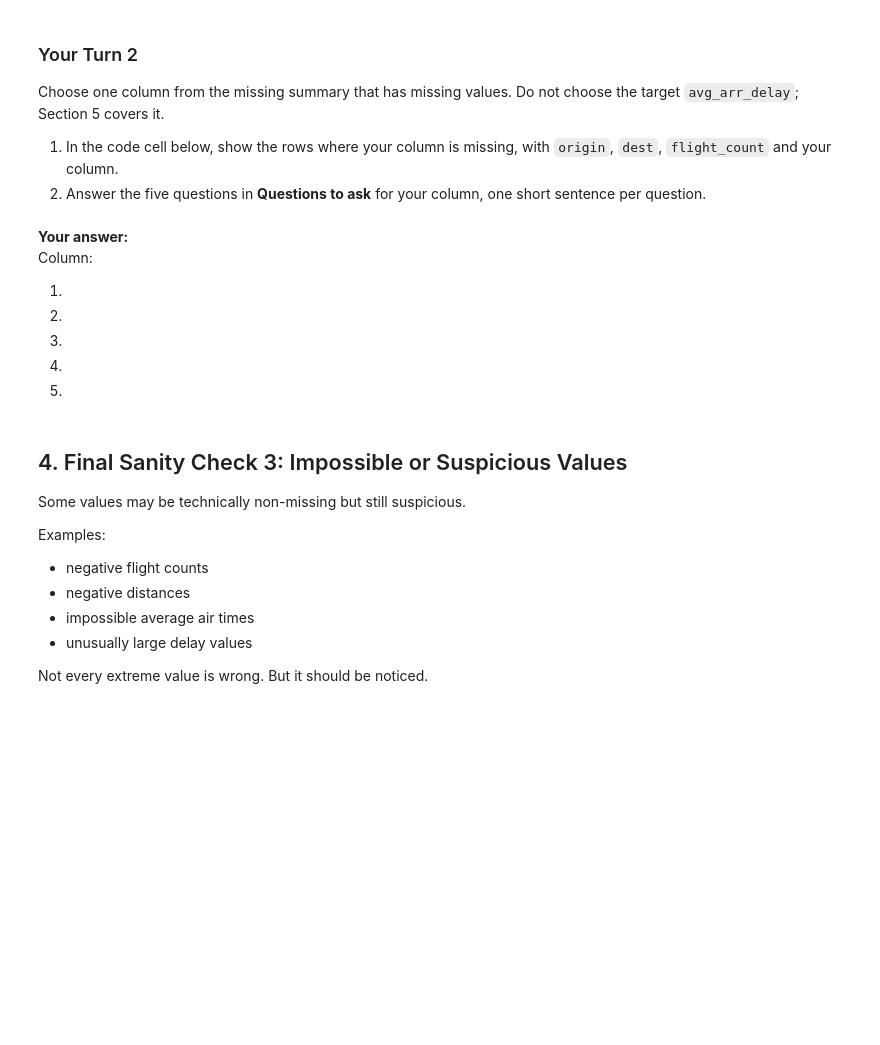
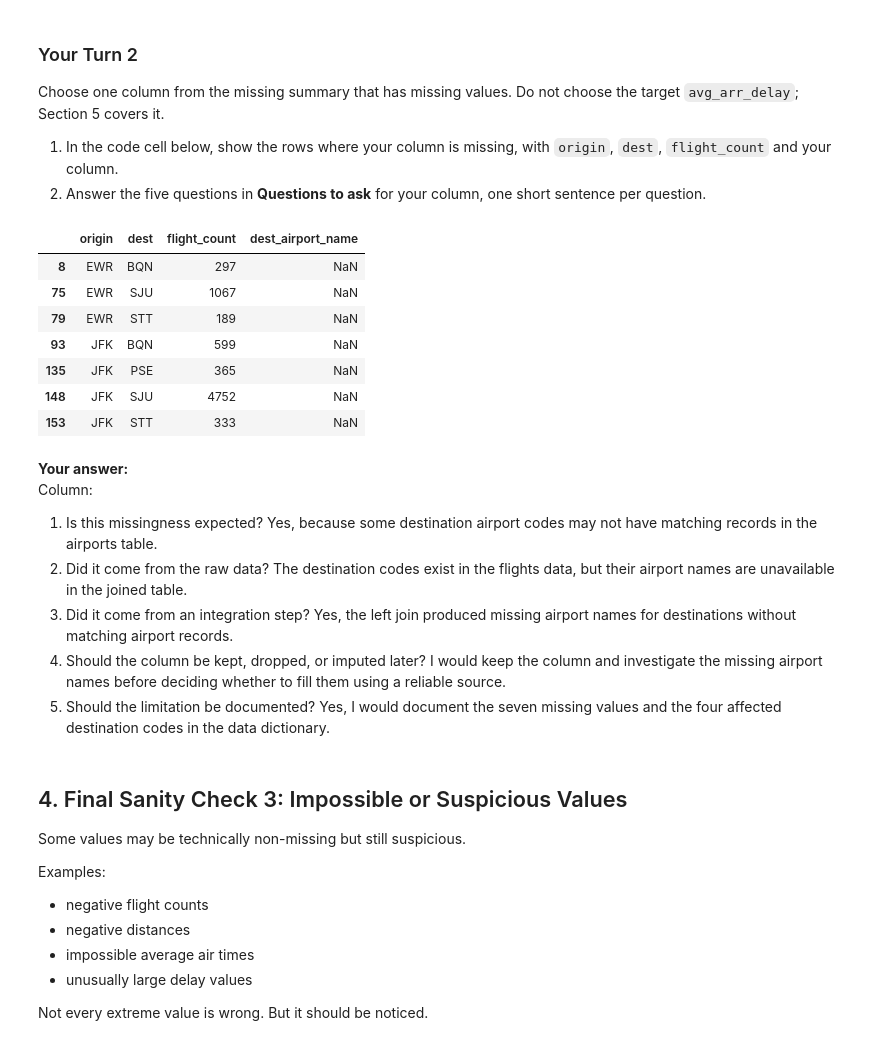
Before and after one commit to kalshaikhli/-ban6003-week-11-abt-documantation-update, a Jupyter notebook: notebooks/module11_abt_documentation_guided_lab.ipynb, the cells around one changed output. Cells and saved outputs as stored; diff of their text form; code cells hidden in the pictures; blank space fills up the shorter version.

```diff
--- a/notebooks/module11_abt_documentation_guided_lab.ipynb
+++ b/notebooks/module11_abt_documentation_guided_lab.ipynb
@@ -233,16 +246,30 @@ Choose one column from the missing summary that has missing values. Do not choos
 # %%
 # Your Turn 2
 # Replace your_column with the column you chose, then show its missing rows.
 # Hint: route_abt[route_abt["your_column"].isna()][["origin", "dest", "flight_count", "your_column"]]
+
+
+route_abt[
+    route_abt["dest_airport_name"].isna()
+][["origin", "dest", "flight_count", "dest_airport_name"]]
+# %% [output]
+|  | origin | dest | flight_count | dest_airport_name |
+| 8 | EWR | BQN | 297 | NaN |
+| 75 | EWR | SJU | 1067 | NaN |
+| 79 | EWR | STT | 189 | NaN |
+| 93 | JFK | BQN | 599 | NaN |
+| 135 | JFK | PSE | 365 | NaN |
+| 148 | JFK | SJU | 4752 | NaN |
+| 153 | JFK | STT | 333 | NaN |
 # %% [markdown]
 **Your answer:**
 Column:
 
-1.
-2.
-3.
-4.
-5.
+1. Is this missingness expected? Yes, because some destination airport codes may not have matching records in the airports table.
+2. Did it come from the raw data? The destination codes exist in the flights data, but their airport names are unavailable in the joined table.
+3. Did it come from an integration step? Yes, the left join produced missing airport names for destinations without matching airport records.
+4. Should the column be kept, dropped, or imputed later? I would keep the column and investigate the missing airport names before deciding whether to fill them using a reliable source.
+5. Should the limitation be documented? Yes, I would document the seven missing values and the four affected destination codes in the data dictionary.
 # %% [markdown]
 ## 4. Final Sanity Check 3: Impossible or Suspicious Values
 
```
Also changed, not shown: parts of 1 cell of this notebook.
